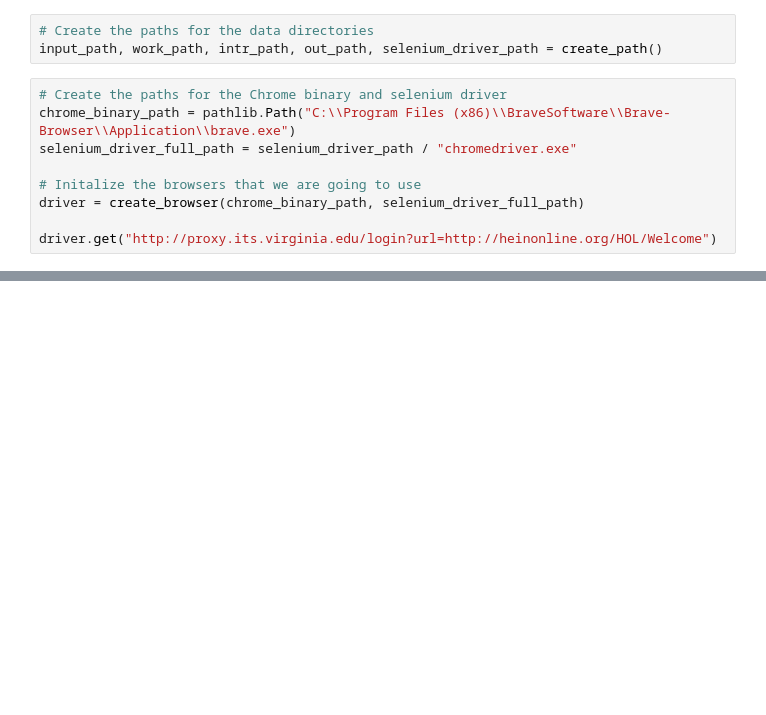
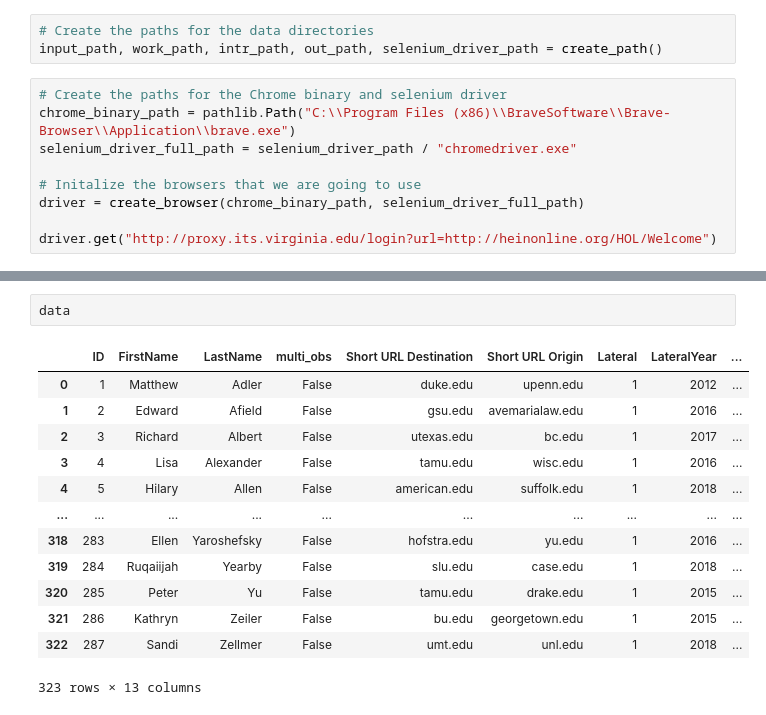
Before and after one commit to martinbolger/hein_scraping, a Jupyter notebook: code/hein_paper_scraping_notebook.ipynb, the cells around one changed output, grey strips where cells are left out. Saved outputs shown, nothing was run; the diff lists cells and outputs as text; blank space fills up the shorter version.

```diff
--- a/code/hein_paper_scraping_notebook.ipynb
+++ b/code/hein_paper_scraping_notebook.ipynb
@@ -50,6 +50,22 @@ else:
     df_scraped_pages = pd.DataFrame(columns = scraped_pages_columns)
 # %% [output]
 Data already exists. Names that have already been scraped will be skipped
+# %%
+data
+# %% [output]
+|  | ID | FirstName | LastName | multi_obs | Short URL Destination | Short URL Origin | Lateral | LateralYear | ... |
+| 0 | 1 | Matthew | Adler | False | duke.edu | upenn.edu | 1 | 2012 | ... |
+| 1 | 2 | Edward | Afield | False | gsu.edu | avemarialaw.edu | 1 | 2016 | ... |
+| 2 | 3 | Richard | Albert | False | utexas.edu | bc.edu | 1 | 2017 | ... |
+| 3 | 4 | Lisa | Alexander | False | tamu.edu | wisc.edu | 1 | 2016 | ... |
+| 4 | 5 | Hilary | Allen | False | american.edu | suffolk.edu | 1 | 2018 | ... |
+| ... | ... | ... | ... | ... | ... | ... | ... | ... | ... |
+| 318 | 283 | Ellen | Yaroshefsky | False | hofstra.edu | yu.edu | 1 | 2016 | ... |
+| 319 | 284 | Ruqaiijah | Yearby | False | slu.edu | case.edu | 1 | 2018 | ... |
+| 320 | 285 | Peter | Yu | False | tamu.edu | drake.edu | 1 | 2015 | ... |
+| 321 | 286 | Kathryn | Zeiler | False | bu.edu | georgetown.edu | 1 | 2015 | ... |
+| 322 | 287 | Sandi | Zellmer | False | umt.edu | unl.edu | 1 | 2018 | ... |
+323 rows × 13 columns
 # %%
 # Initilization
 # Page name is a list of the name for all of the pages that we have scraped.
```
Also changed, not shown: parts of 2 cells of this notebook, 2 other files.
